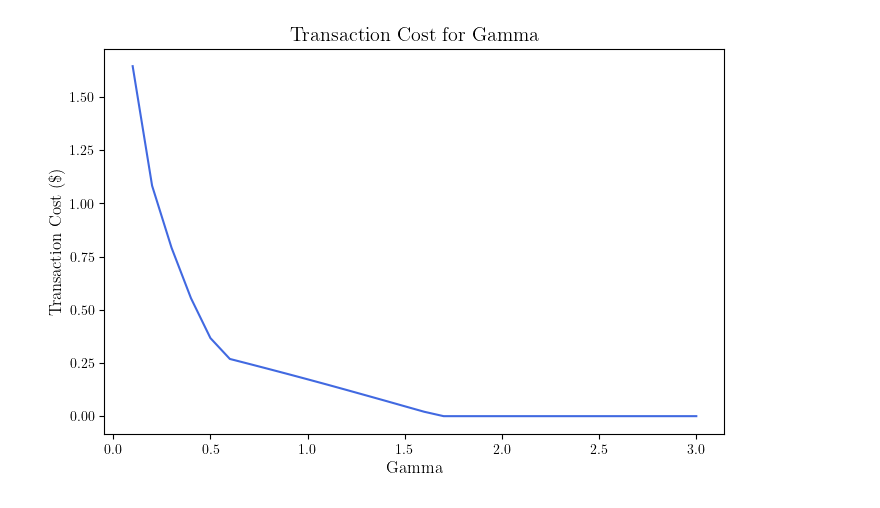
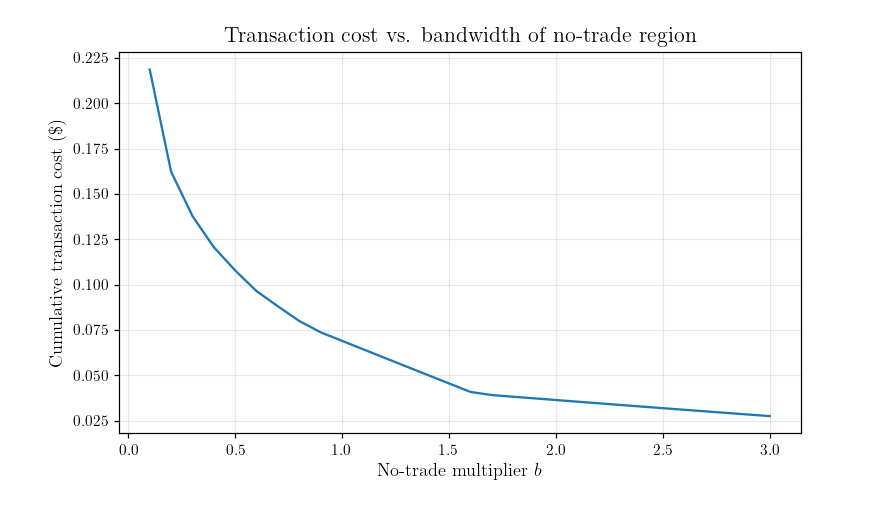
Before and after one commit to johanpadmos/Utility-Hedging-for-a-European-Call-Option, a Jupyter notebook: notebooks/hedging_analysis.ipynb, the cells around one changed output. Saved outputs shown, nothing was run; the diff lists cells and outputs as text; code cells hidden in the pictures.

```diff
--- a/notebooks/hedging_analysis.ipynb
+++ b/notebooks/hedging_analysis.ipynb
@@ -25,16 +37,16 @@ plt.rcParams.update({
 # %%
 # Simulation parameters
-S0 = 100                   # Initial stock price
-K = 100                    # Strike price of the option
-T = 1                      # Time to expiration (years)
-sigma = 0.2                # Static volatility (20%)
-r = 0.05                   # Risk-free rate (5%)
-q = 0.0                    # Dividend yield
-dt = 1/252                 # Daily time step (252 trading days/year)
-n_periods = 252            # Total number of periods (1 year)
-hedging_frequency = 1      # Rebalance every period (daily hedging)
-option_type = "put"        # Option type ("put" or "call")
-transaction_cost_static = 0.01  # Fixed transaction cost (0.1%)
+S0 = 100.0                          # Initial stock price
+K = 100.0                           # Strike price of the option
+T = 1.0                             # Time to expiration (years)
+sigma = 0.20                        # Static volatility (20%)
+r = 0.05                            # Risk-free rate (5%)
+q = 0.0                             # Dividend yield
+dt = 1 / 252                        # Daily time step (252 trading days/year)
+n_periods = 252                     # Total number of periods (1 year)
+hedging_frequency = 1               # Rebalance every period (daily hedging)
+option_type = "call"                # Option type ("put" or "call")
+transaction_cost_static = 0.001     # Fixed transaction cost (0.1%)
 random_state = 5
 # %%
 delta_results = delta_hedging(
@@ -159,10 +164,12 @@ while i < 3.1:
-# %%
-plt.figure(figsize=(8, 5))
-plt.plot(array["no_trade_multiplier"], array["transaction_costs"], linestyle='-', color='royalblue')
-plt.xlabel('Gamma')
-plt.ylabel('Transaction Cost (\$)')
-plt.title("Transaction Cost for Gamma")
-# plt.savefig("theoretical_gamma.png", dpi=300, bbox_inches="tight")
-plt.show()
-# %% [output]
-[figure, removed]
+# %%
+fig, ax = plt.subplots(figsize=(8, 4.5))
+ax.plot(cost_grid["no_trade_multiplier"], cost_grid["transaction_costs"], lw=1.5)
+ax.set(
+    xlabel="No-trade multiplier $b$",
+    ylabel="Cumulative transaction cost (\$)",
+    title="Transaction cost vs. bandwidth of no-trade region",
+)
+ax.grid(alpha=0.3)
+plt.show()
+# %% [output]
+[figure, added]
```
Also changed, not shown: parts of 9 cells of this notebook.
